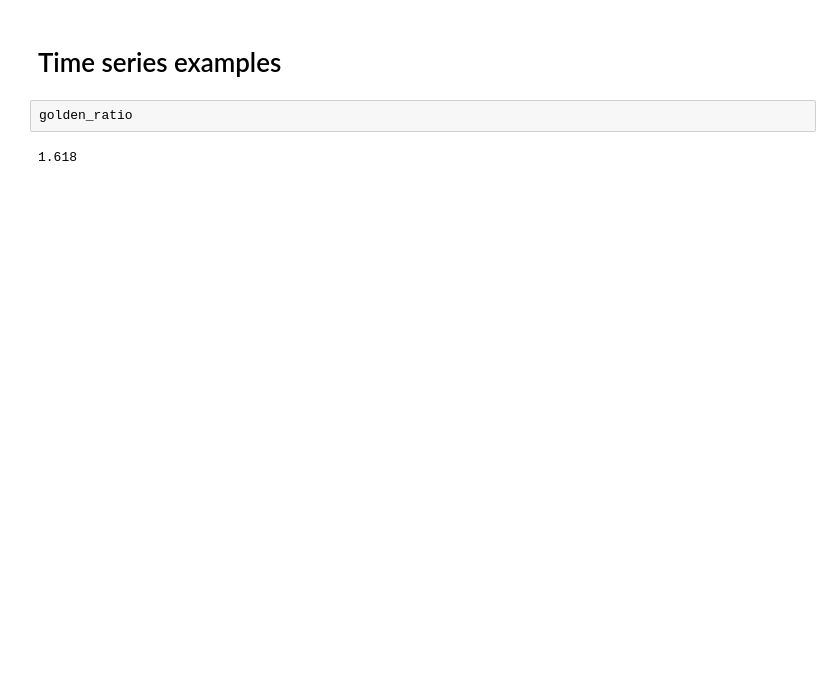
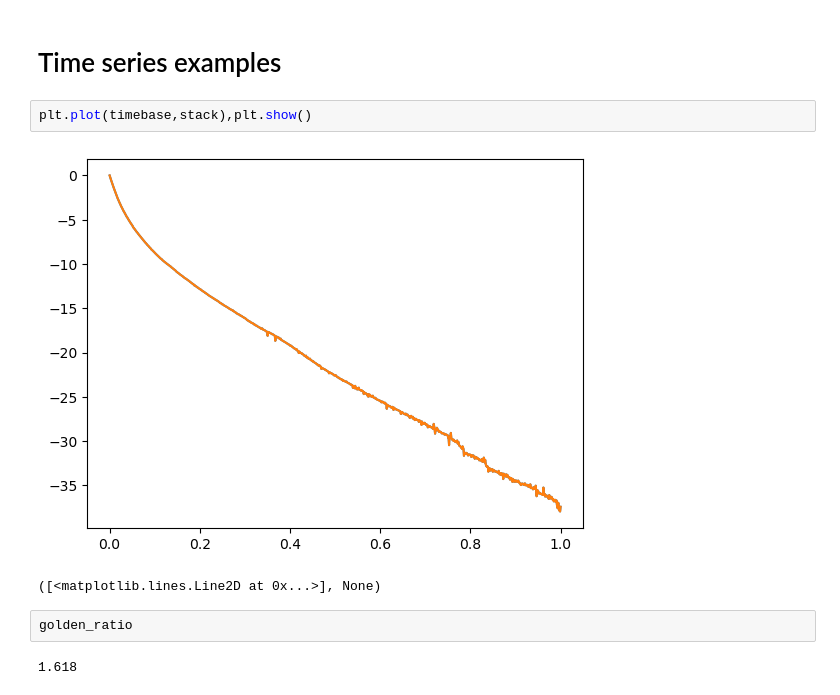
Before and after one commit to alberoman/kila_codes, a Jupyter notebook: paper.ipynb, the cells around one changed output. Saved outputs shown, nothing was run; the diff lists cells and outputs as text; blank space fills up the shorter version.

```diff
--- a/paper.ipynb
+++ b/paper.ipynb
@@ -1105,5 +1110,10 @@ array([2880.93447337, 2880.93447337])
 # %% [markdown]
 # Time series examples
+# %%
+plt.plot(timebase,stack),plt.show()
+# %% [output]
+[figure, added]
+([<matplotlib.lines.Line2D at 0x...>], None)
 # %%
 golden_ratio
 # %% [output]
```
Also changed, not shown: parts of 12 cells of this notebook, 29 other files.
